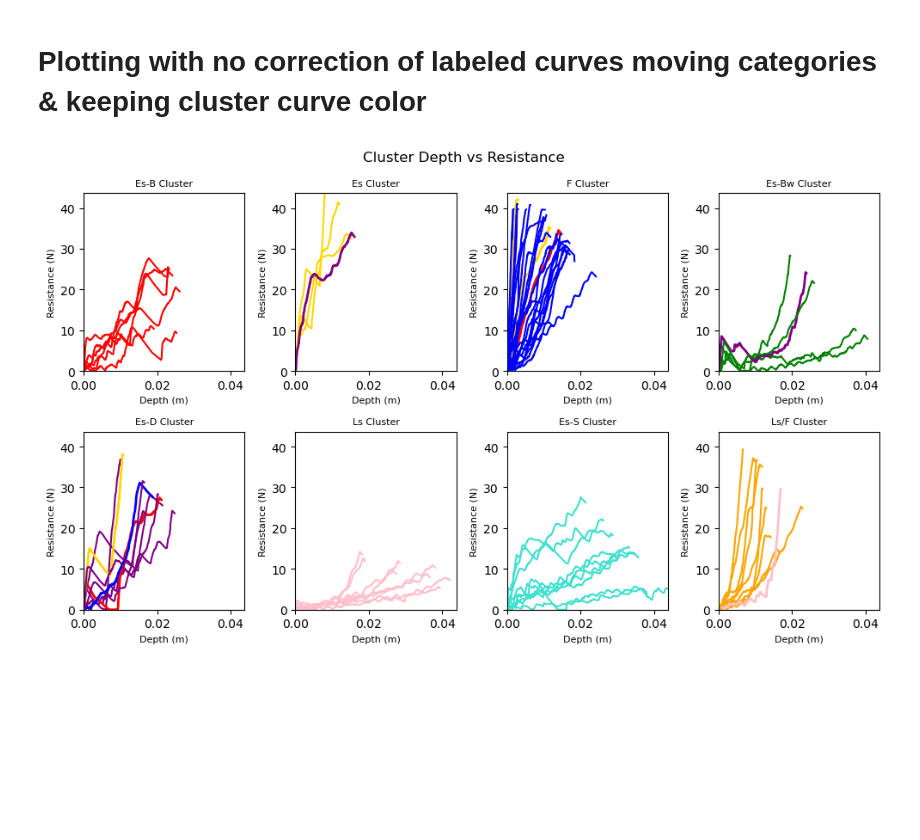
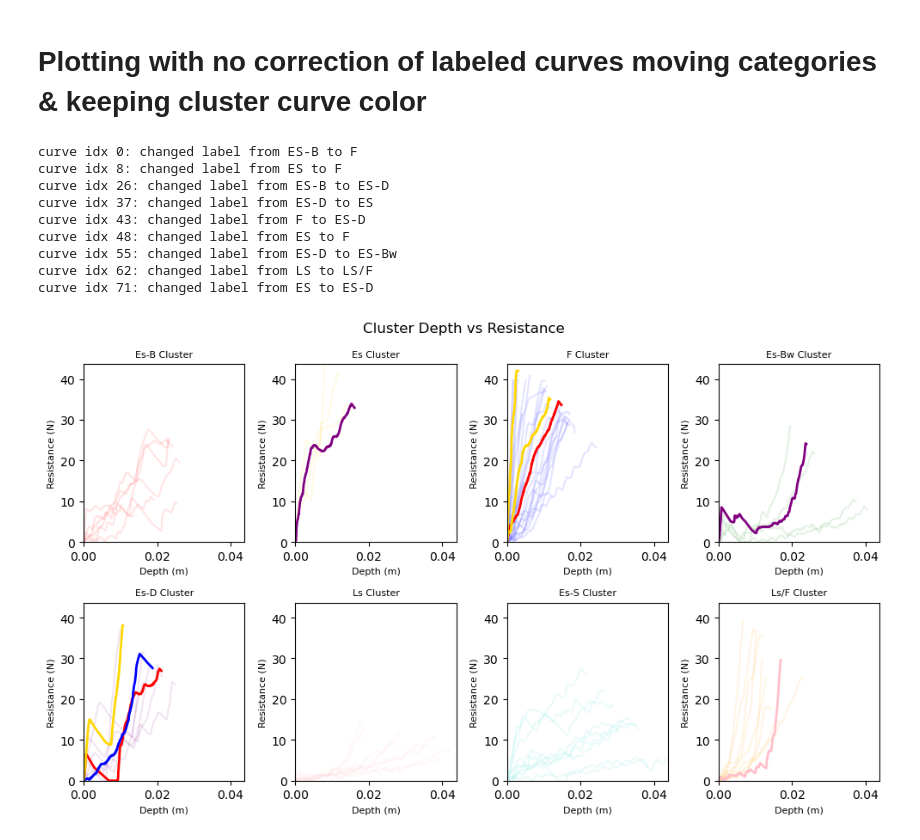
Before and after one commit to liamtbo/LASSIE, a Jupyter notebook: labeled_clustering.ipynb, the cells around one changed output. Saved outputs shown, nothing was run; the diff lists cells and outputs as text; code cells hidden in the pictures; blank space fills up the shorter version.

Commit message:
labeled curves which change labels after pseudo labeling process are correclty displaying and colored with old color in new category. this is a save before I always embolden marions labeled curves

```diff
--- a/labeled_clustering.ipynb
+++ b/labeled_clustering.ipynb
@@ -68,8 +69,8 @@ def find_closest_centroid(unlabeled_data_df:pd.DataFrame, marions_centroids:pd.D
     unlabeled_data_df = unlabeled_data_df.copy()
     unlabeled_data_df = plotting.extract_numerical_features(unlabeled_data_df)
 
-    psuedo_label_list = []
-    psuedo_label_num_list = []
+    pseudo_label_list = []
+    pseudo_label_num_list = []
     unlabeled_data_df = unlabeled_data_df.copy()
     for i, depth_res_curve in unlabeled_data_df.iterrows():
         min_distance = float('inf')
@@ -81,22 +82,22 @@ def find_closest_centroid(unlabeled_data_df:pd.DataFrame, marions_centroids:pd.D
                 min_distance = curve_to_label_mean_distance
                 min_distance_label = marions_label_mean['marions_ylabels']
                 min_distance_label_num = j
-        psuedo_label_list.append(min_distance_label)
-        psuedo_label_num_list.append(min_distance_label_num)
-    unlabeled_data_df['marions_pseudo_labels'] = psuedo_label_list
-    unlabeled_data_df['encoded'] = psuedo_label_num_list
+        pseudo_label_list.append(min_distance_label)
+        pseudo_label_num_list.append(min_distance_label_num)
+    unlabeled_data_df['marions_pseudo_labels'] = pseudo_label_list
+    unlabeled_data_df['encoded'] = pseudo_label_num_list
     return unlabeled_data_df
 
-psuedo_labeled_data = find_closest_centroid(data_features_df, marions_label_centroids)
+pseudo_labeled_data = find_closest_centroid(data_features_df, marions_label_centroids)
 # %% [markdown]
 # Find curves that moved categories
 # %%
 marions_ylabel_indicies = marions_labeled_data.index # indicies of labeled data points
 marions_labeled_data = marions_labeled_data
-psuedo_labeling_of_labeled_data = psuedo_labeled_data.loc[marions_ylabel_indicies]
-diff_mask = (marions_labeled_data['marions_ylabels'] != psuedo_labeling_of_labeled_data['marions_pseudo_labels'])
-diff_indicies = marions_labeled_data[diff_mask].index.tolist()
-print(f'indicies where pseudo label differs from actual: {diff_indicies}')
+pseudo_labeling_of_labeled_data = pseudo_labeled_data.loc[marions_ylabel_indicies]
+diff_mask = (marions_labeled_data['marions_ylabels'] != pseudo_labeling_of_labeled_data['marions_pseudo_labels'])
+changed_label_indicies = marions_labeled_data[diff_mask].index.tolist()
+print(f'indicies where pseudo label differs from actual: {changed_label_indicies}')
 # %% [output]
 indicies where pseudo label differs from actual: [0, 8, 26, 37, 43, 48, 55, 62, 71]
 # %% [markdown]
@@ -130,15 +132,29 @@ plotting.plot_clusters_seperately(uncorrected_pseudo_labeling['encoded'], uncorr
 # %% [markdown]
 # Plotting with no correction of labeled curves moving categories & keeping cluster curve color
 # %%
-# plotting.pca_analysis(psuedo_labeled_data)
-uncorrected_pseudo_labeling = psuedo_labeled_data.copy()
+# plotting.pca_analysis(pseudo_labeled_data)
+uncorrected_pseudo_labeling = pseudo_labeled_data.copy()
+pseudo_corrections = marions_labeled_data.loc[changed_label_indicies]
 
-pseudo_corrections = marions_labeled_data.loc[diff_indicies]
+def print_pseudo_label_changes(changed_label_indicies:List[int], marions_labeled_data:pd.DataFrame, pseudo_labeled_data:pd.DataFrame):
+    for idx in changed_label_indicies:
+        print(f'curve idx {idx}: changed label from {marions_labeled_data.loc[idx]['marions_ylabels']} to {pseudo_labeled_data.loc[idx]['marions_pseudo_labels']}')
+
+print_pseudo_label_changes(changed_label_indicies, marions_labeled_data, pseudo_labeled_data)
 
 # plotting.plot_pca(uncorrected_pseudo_labeling, uncorrected_pseudo_labeling['encoded'], 3,
-#     graph_title='marions_psuedo_labels', centroids=marions_label_centroids)
+#     graph_title='marions_pseudo_labels', centroids=marions_label_centroids)
 plotting.plot_clusters_seperately(uncorrected_pseudo_labeling['encoded'], uncorrected_pseudo_labeling.index,
                                   depth_resist_curve_df_list, cluster_category_names=marions_label_centroids['marions_ylabels'].tolist(),
                                   pseudo_corrections=pseudo_corrections)
 # %% [output]
+curve idx 0: changed label from ES-B to F
+curve idx 8: changed label from ES to F
+curve idx 26: changed label from ES-B to ES-D
+curve idx 37: changed label from ES-D to ES
+curve idx 43: changed label from F to ES-D
+curve idx 48: changed label from ES to F
+curve idx 55: changed label from ES-D to ES-Bw
+curve idx 62: changed label from LS to LS/F
+curve idx 71: changed label from ES to ES-D
-[figure, old version]
+[figure, new version]
```
Also changed, not shown: parts of 4 cells of this notebook, 1 other file.
